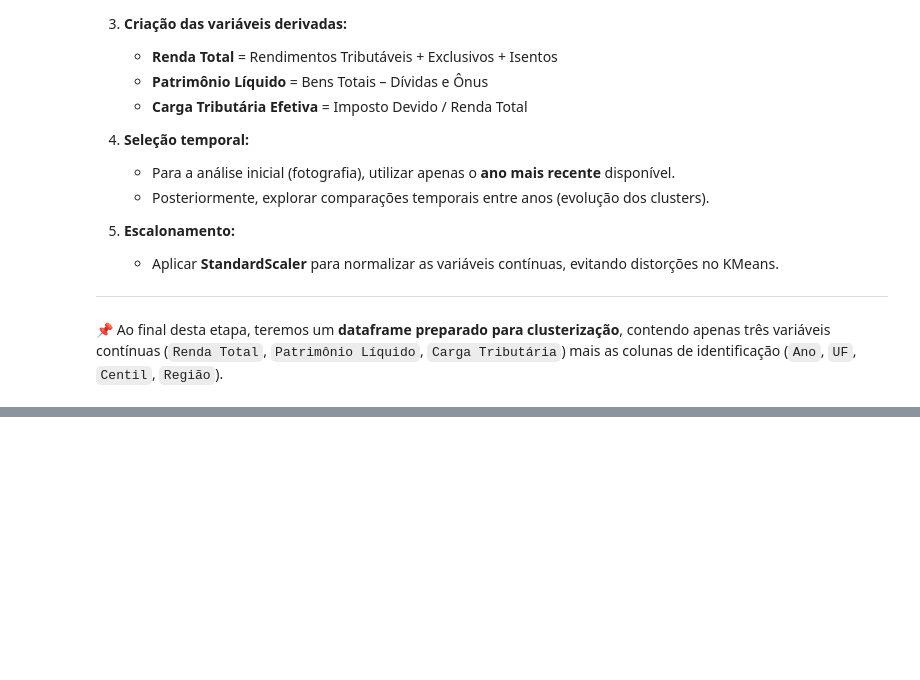
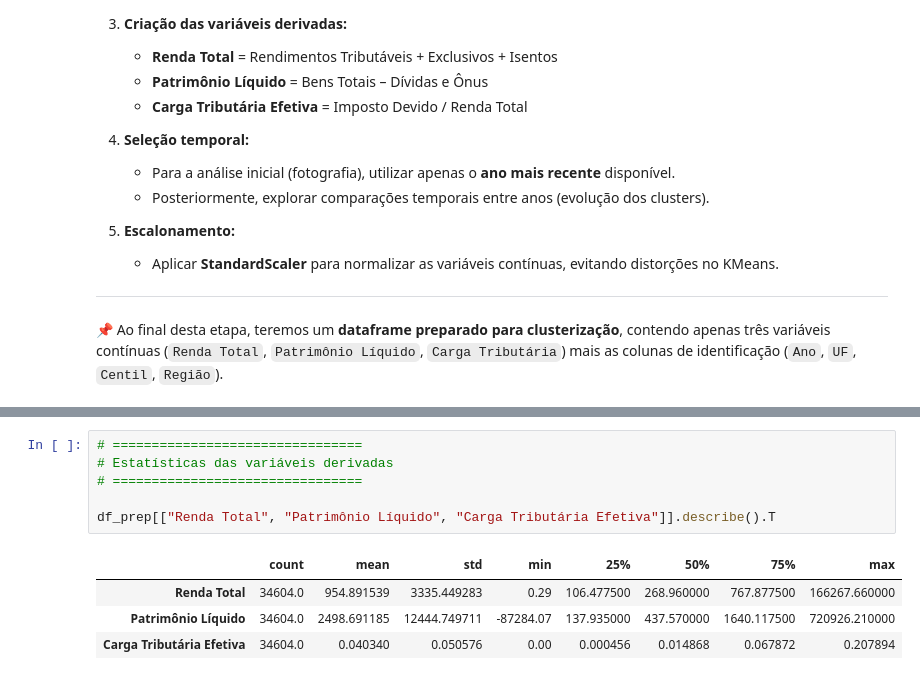
Before and after one commit to PadawanXXVI/kmeans-3d-cluster, a Jupyter notebook: distribuicao-renda.ipynb, the cells around one changed output, grey strips where cells are left out. Saved outputs shown, nothing was run; the diff lists cells and outputs as text; blank space fills up the shorter version.

```diff
--- a/distribuicao-renda.ipynb
+++ b/distribuicao-renda.ipynb
@@ -289,0 +520,11 @@ Como identificado na fase anterior (*Data Understanding*), o dataset apresenta:
+# %%
+# ================================
+# Estatísticas das variáveis derivadas
+# ================================
+
+df_prep[["Renda Total", "Patrimônio Líquido", "Carga Tributária Efetiva"]].describe().T
+# %% [output]
+|  | count | mean | std | min | 25% | 50% | 75% | max |
+| Renda Total | 34604.0 | 954.891539 | 3335.449283 | 0.29 | 106.477500 | 268.960000 | 767.877500 | 166267.660000 |
+| Patrimônio Líquido | 34604.0 | 2498.691185 | 12444.749711 | -87284.07 | 137.935000 | 437.570000 | 1640.117500 | 720926.210000 |
+| Carga Tributária Efetiva | 34604.0 | 0.040340 | 0.050576 | 0.00 | 0.000456 | 0.014868 | 0.067872 | 0.207894 |
```
Also changed, not shown: parts of 11 cells of this notebook.
